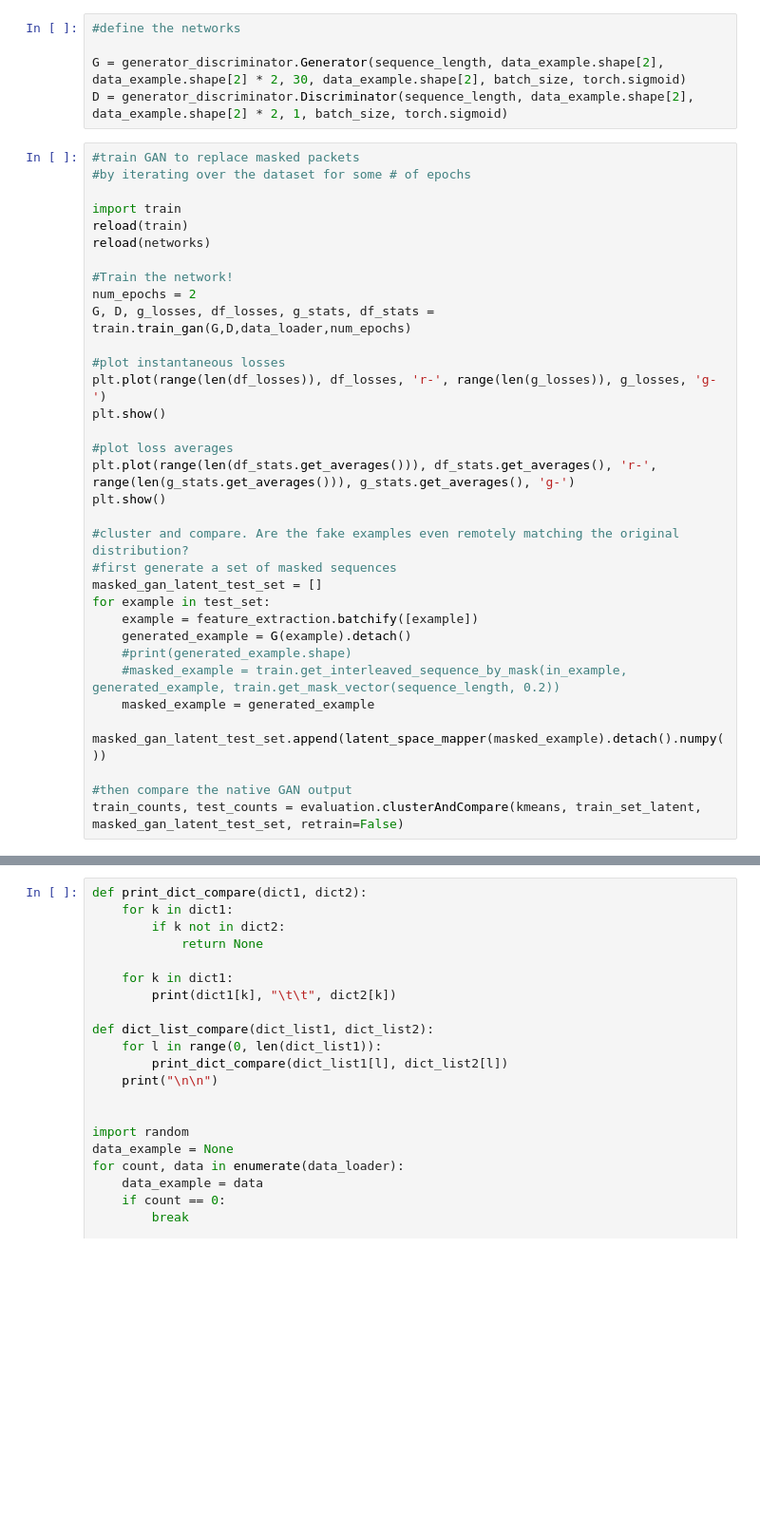
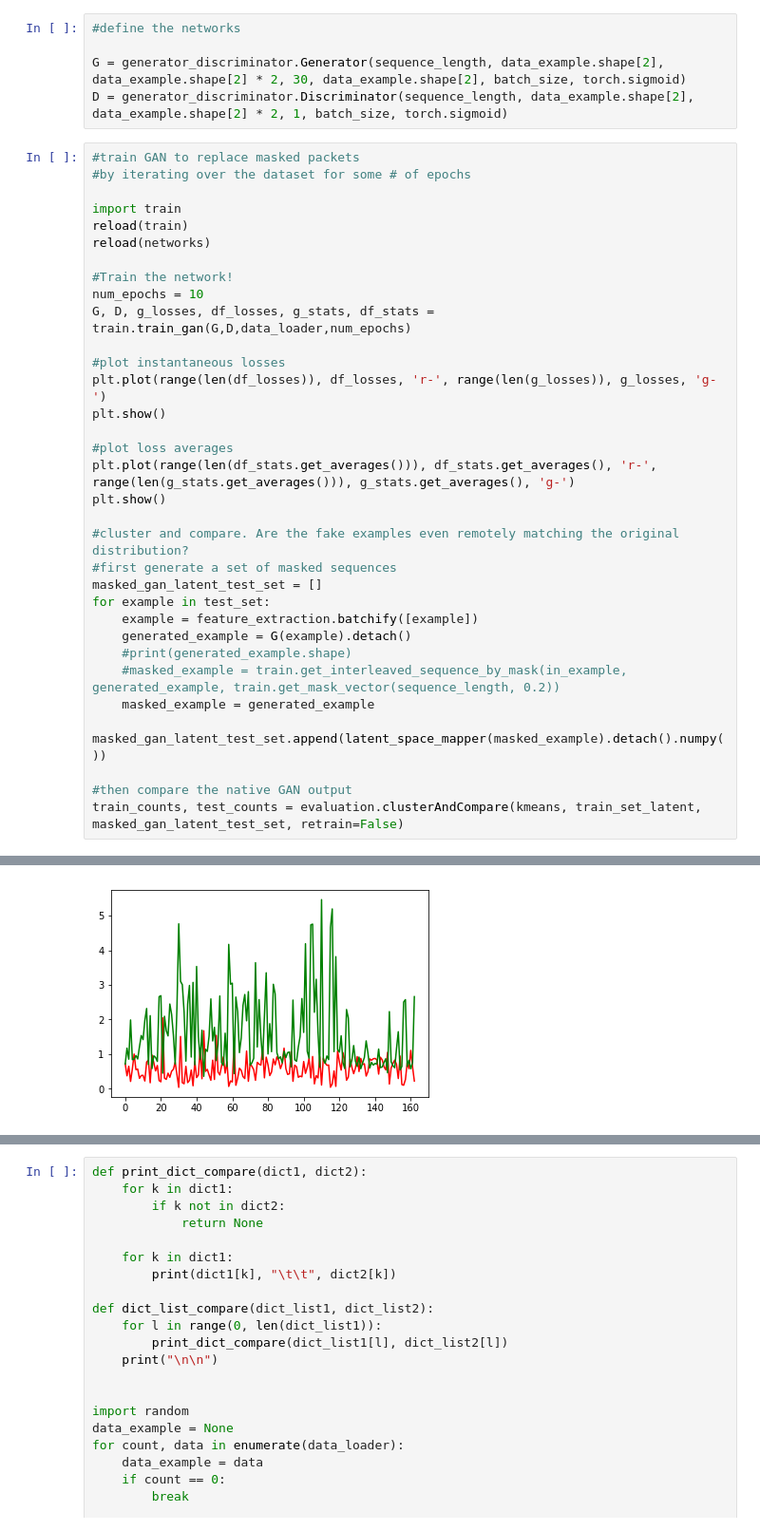
Before and after one commit to JayWalker512/PacketGAN, a Jupyter notebook: PacketGAN.ipynb, the cells around one changed output, grey strips where cells are left out. Shown at 95% size. Saved outputs shown, nothing was run; the diff lists cells and outputs as text; blank space fills up the shorter version.

```diff
--- a/PacketGAN.ipynb
+++ b/PacketGAN.ipynb
@@ -106,7 +106,7 @@ reload(train)
 reload(networks)
 
 #Train the network!
-num_epochs = 2
+num_epochs = 10
 G, D, g_losses, df_losses, g_stats, df_stats = train.train_gan(G,D,data_loader,num_epochs)
 
 #plot instantaneous losses
@@ -134,0 +151 @@ Training has started...
+[figure, added]
```
Also changed, not shown: parts of 3 cells of this notebook, 3 other files.
